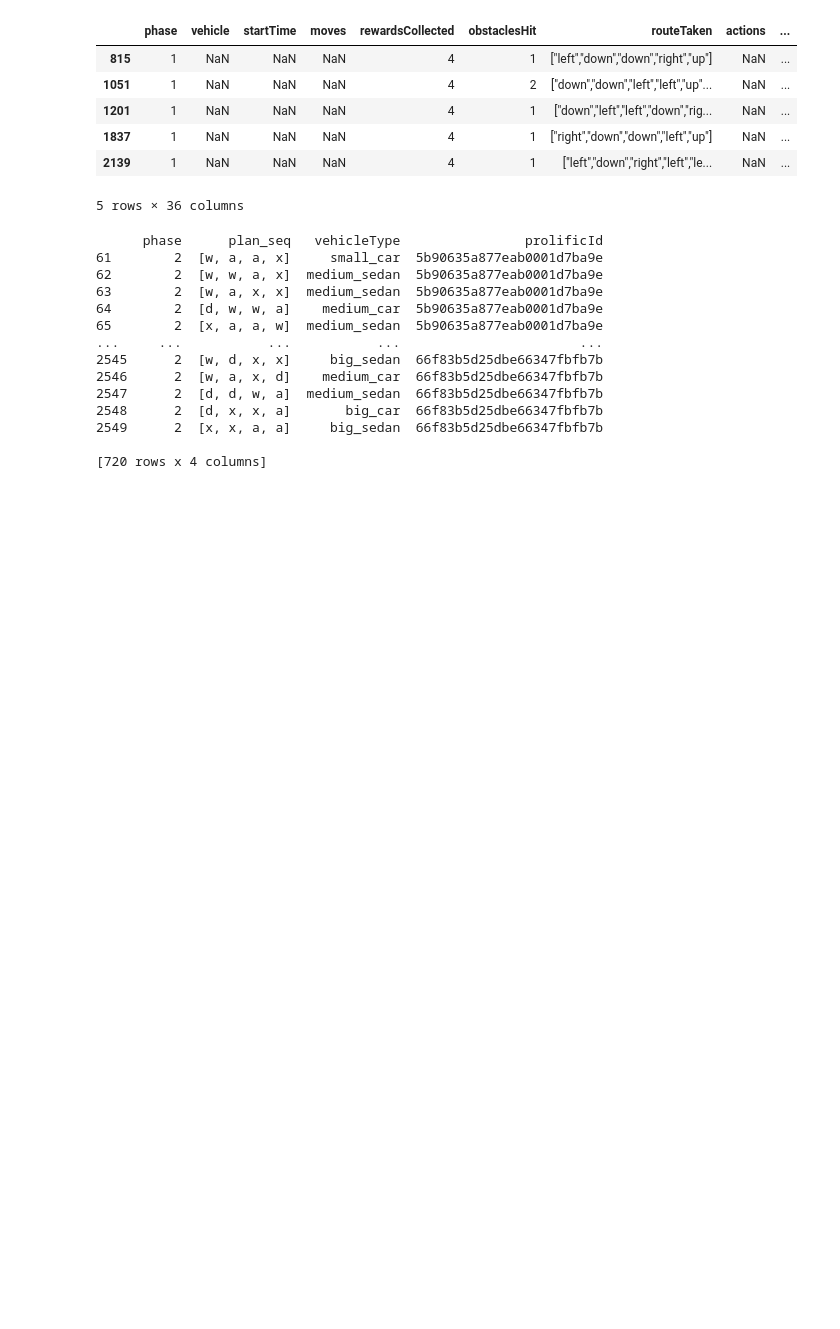
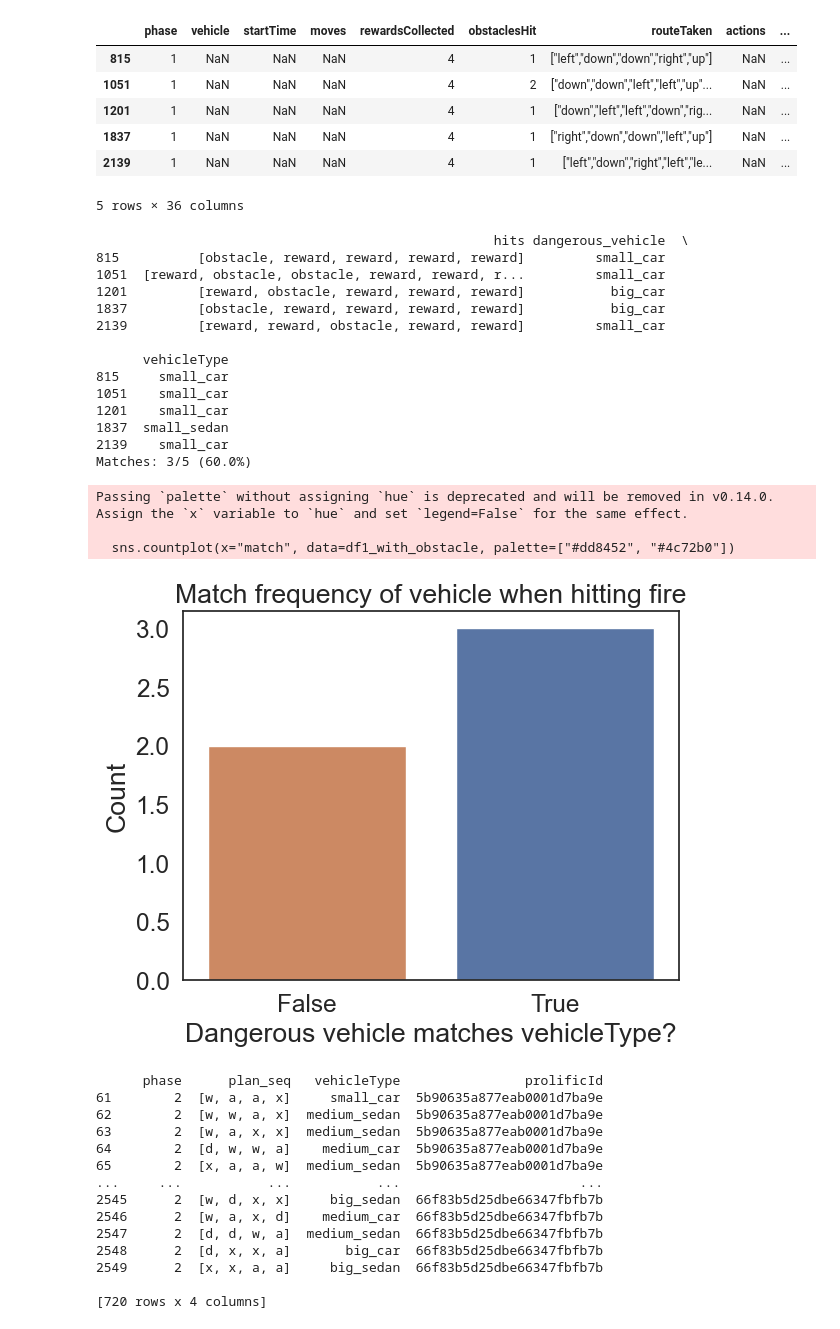
Before and after one commit to hadasschiff/TaskGeneralization, a Jupyter notebook: analysis/fire_avoidance_within_subject.ipynb, the cells around one changed output. Drawn from its saved outputs; the diff is of its cells as text; code cells hidden in the pictures; blank space fills up the shorter version.

Commit message:
analysis of 5 fire hits

```diff
--- a/analysis/fire_avoidance_within_subject.ipynb
+++ b/analysis/fire_avoidance_within_subject.ipynb
@@ -147,6 +147,42 @@ df1_with_obstacle.head()
 | 1837 | 1 | NaN | NaN | NaN | 4 | 1 | ["right","down","down","left","up"] | NaN | ... |
 | 2139 | 1 | NaN | NaN | NaN | 4 | 1 | ["left","down","right","left","le... | NaN | ... |
 5 rows × 36 columns
+# %%
+print(df1_with_obstacle[['hits', 'dangerous_vehicle', VEHICLE_COL]])
+
+matches = df1_with_obstacle["dangerous_vehicle"] == df1_with_obstacle[VEHICLE_COL]
+match_count = matches.sum()
+total_count = len(matches)
+
+print(f"Matches: {match_count}/{total_count} ({match_count/total_count:.1%})")
+
+sns.set_theme(style="white", font_scale=1.6)
+
+df1_with_obstacle["match"] = matches
+sns.countplot(x="match", data=df1_with_obstacle, palette=["#dd8452", "#4c72b0"])
+plt.xlabel("Dangerous vehicle matches vehicleType?")
+plt.ylabel("Count")
+plt.title("Match frequency of vehicle when hitting fire")
+plt.show()
+# %% [output]
+                                                   hits dangerous_vehicle  \
+815          [obstacle, reward, reward, reward, reward]         small_car
+1051  [reward, obstacle, obstacle, reward, reward, r...         small_car
+1201         [reward, obstacle, reward, reward, reward]           big_car
+1837         [obstacle, reward, reward, reward, reward]           big_car
+2139         [reward, reward, obstacle, reward, reward]         small_car
+
+      vehicleType
+815     small_car
+1051    small_car
+1201    small_car
+1837  small_sedan
+2139    small_car
+Matches: 3/5 (60.0%)
+Passing `palette` without assigning `hue` is deprecated and will be removed in v0.14.0. Assign the `x` variable to `hue` and set `legend=False` for the same effect.
+
+  sns.countplot(x="match", data=df1_with_obstacle, palette=["#dd8452", "#4c72b0"])
+[figure, added]
 # %%
 df2.groupby([SUBJECT_COL])[PLAN_COL].apply()
 # %%
```
Also changed, not shown: parts of 3 cells of this notebook, 5 other files.
